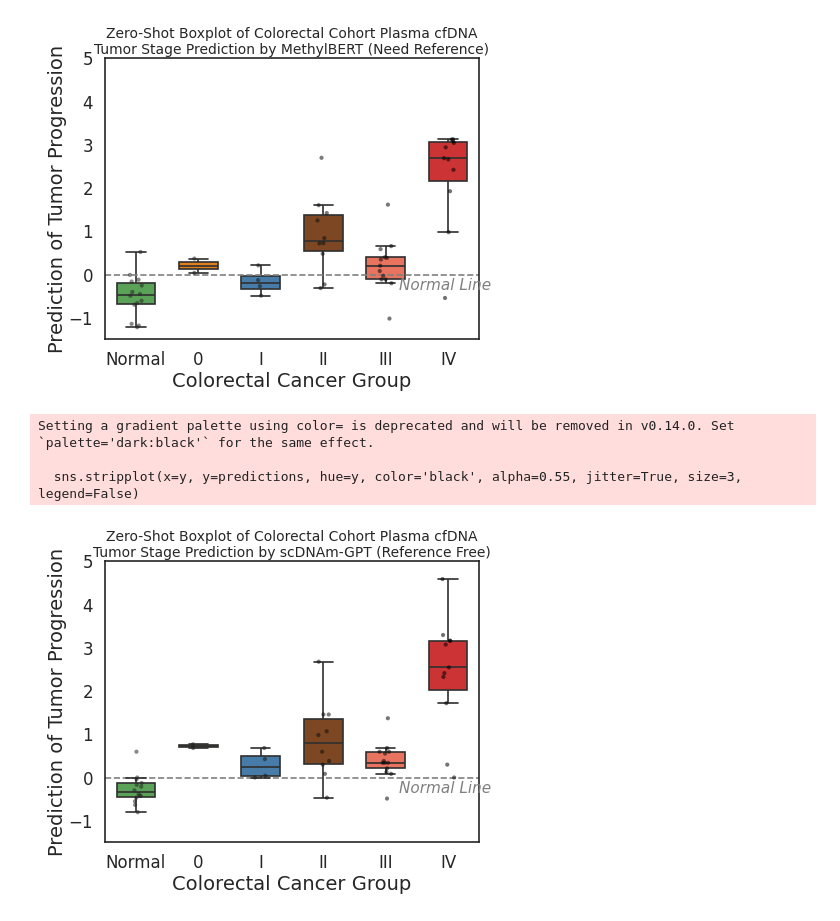
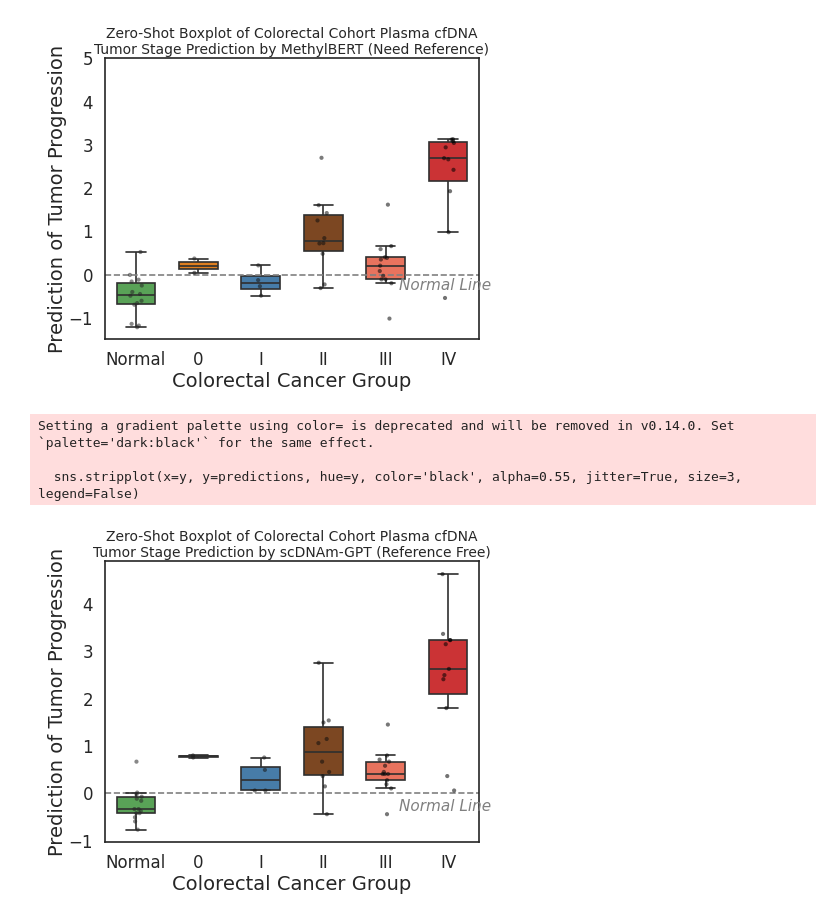
Before and after one commit to ChaoqiLiang/scDNAm-GPT, a Jupyter notebook: tutorials/3_tumor_detection_on_cfDNA.ipynb, the cells around one changed output. Cells and saved outputs as stored; diff of their text form; code cells hidden in the pictures.

```diff
--- a/tutorials/3_tumor_detection_on_cfDNA.ipynb
+++ b/tutorials/3_tumor_detection_on_cfDNA.ipynb
@@ -494,16 +494,14 @@ plt.rcParams.update({
 df = pd.read_csv('output_dir/cfDNA/cfDNA_inference_results.csv')
 
 # Process logits column, extract 2nd value and apply sigmoid
-X_raw = np.array([np.fromstring(p.strip('[]'), sep=' ')[1:2] for p in df['logits']])
-X = expit(X_raw)  # Apply sigmoid activation
+X = np.array([np.fromstring(p.strip('[]'), sep=' ')[1:2] for p in df['logits']])
 y = df['labels'].values
 
-# Scale for Comparison,
-w = 246.53292457
-b = -54.51874732791667
+# Scale for Comparison
+w = 43.49703203
+b = 54.8256735228019
 X = X.ravel()
 predictions = X * w + b
-
 
 # Define custom color palette using numeric keys
 palette = {
@@ -527,32 +525,32 @@ sns.stripplot(x=y, y=predictions, hue=y, color='black', alpha=0.55, jitter=True,
 # x-axis label mapping
 label_mapping = {
     0: 'Normal',
     1: '0',
     2: 'I',
     3: 'II',
     4: 'III',
     5: 'IV'
 }
 plt.xticks(ticks=list(label_mapping.keys()), labels=list(label_mapping.values()))
 
 # Set labels and title
 plt.xlabel('Colorectal Cancer Group', labelpad=2)
 plt.ylabel('Prediction of Tumor Progression', labelpad=1)
 plt.title('Zero-Shot Boxplot of Colorectal Cohort Plasma cfDNA\nTumor Stage Prediction by scDNAm-GPT (Reference Free)', fontsize=10, pad=3)
 
-plt.ylim(-1.5, 5)
+# plt.ylim(-1.5, 5)
 # sns.despine()
 
 # Add a full frame around the plot (box around the axes)
 plt.gca().spines['top'].set_linewidth(1.2)
 plt.gca().spines['right'].set_linewidth(1.2)
 plt.gca().spines['bottom'].set_linewidth(1.2)
 plt.gca().spines['left'].set_linewidth(1.2)
 
 plt.tight_layout()
 plt.show()
 # %% [output]
 Setting a gradient palette using color= is deprecated and will be removed in v0.14.0. Set `palette='dark:black'` for the same effect.
 
   sns.stripplot(x=y, y=predictions, hue=y, color='black', alpha=0.55, jitter=True, size=3, legend=False)
-[figure, old version]
+[figure, new version]
```
